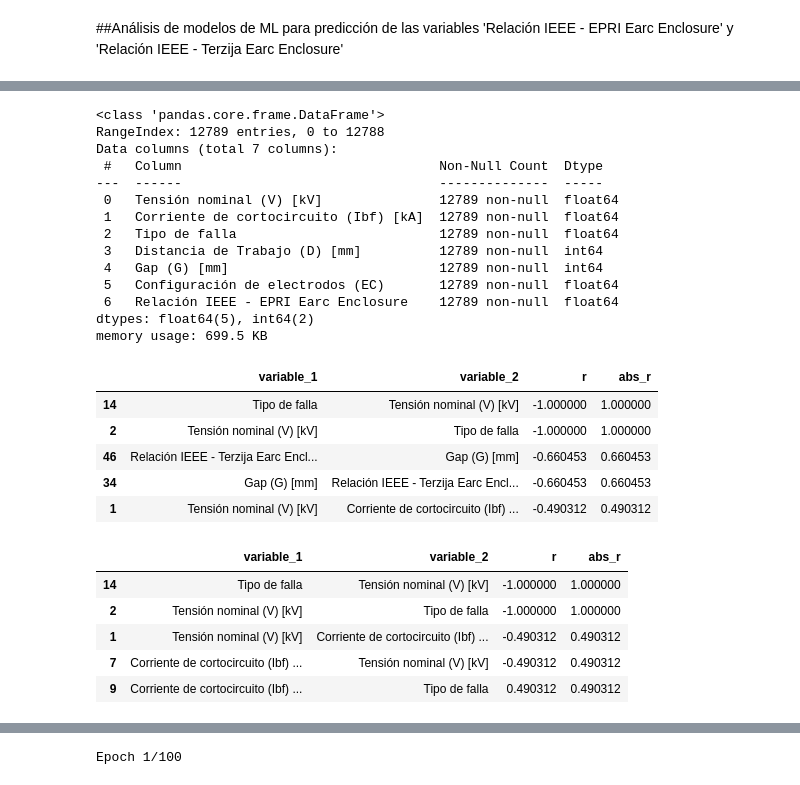
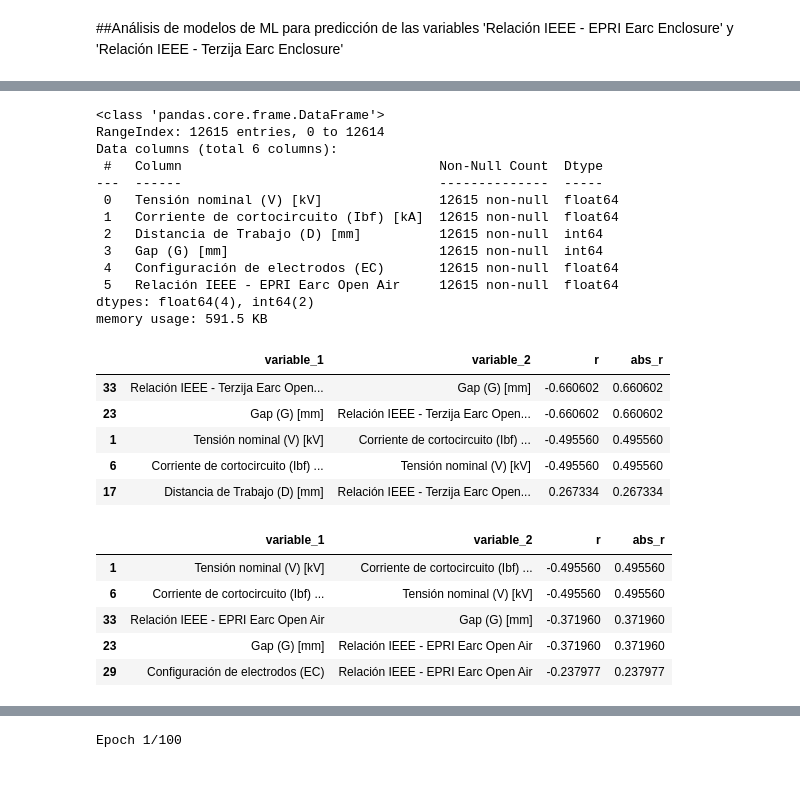
Before and after one commit to alvillegasru/15_kV_Arc_Flash, a Jupyter notebook: Cuadernos/Analisis_Comparativo.ipynb, the cells around one changed output, grey strips where cells are left out. Saved outputs shown, nothing was run; the diff lists cells and outputs as text; code cells hidden in the pictures.

```diff
--- a/Cuadernos/Analisis_Comparativo.ipynb
+++ b/Cuadernos/Analisis_Comparativo.ipynb
@@ -187,10 +187,10 @@ plt.show()
 ##Análisis de modelos de ML para predicción de las variables 'Relación IEEE - EPRI Earc Enclosure' y 'Relación IEEE - Terzija Earc Enclosure'
 # %%
 #@title Variables de interés para la predicción
-#Las variables con mayor impacto en la predicción de nuevos valores de 'Relación IEEE - EPRI Earc Enclosure' y 'Relación IEEE - Terzija Earc Enclosure' son: 'Tensión nominal (V) [kV]', 'Corriente de cortocircuito (Ibf) [kA]', 'Distancia de Trabajo (D) [mm]', 'Gap (G) [mm]', 'Configuración de electrodos (EC)'
+#Las variables con mayor impacto en la predicción de nuevos valores de 'Relación IEEE - EPRI Earc Open Air' y 'Relación IEEE - Terzija Earc Open Air' son: 'Tensión nominal (V) [kV]', 'Corriente de cortocircuito (Ibf) [kA]', 'Distancia de Trabajo (D) [mm]', 'Gap (G) [mm]', 'Configuración de electrodos (EC)'
 #El resto de variables son dependientes de las variables de interés o no hacen parte de las ecuaciones de cálculo planteadas en cada una de las metolodgías de cálculo, por ende, se descartan para la creación y entrenemiento de los modelos a usar
 
-columnas_de_interes = ['Tensión nominal (V) [kV]', 'Corriente de cortocircuito (Ibf) [kA]', 'Distancia de Trabajo (D) [mm]', 'Gap (G) [mm]', 'Configuración de electrodos (EC)', 'Relación IEEE - EPRI Earc Enclosure', 'Relación IEEE - Terzija Earc Enclosure']
+columnas_de_interes = ['Tensión nominal (V) [kV]', 'Corriente de cortocircuito (Ibf) [kA]', 'Distancia de Trabajo (D) [mm]', 'Gap (G) [mm]', 'Configuración de electrodos (EC)', 'Relación IEEE - EPRI Earc Open Air', 'Relación IEEE - Terzija Earc Open Air']
 
 dataset_analisis = dataset_analisis[columnas_de_interes]
 # %%
@@ -239,4 +244,4 @@ Variable: Tensión nominal (V) [kV]
 # %%
-df_analisis_terzija = dataset_analisis.drop(columns='Relación IEEE - EPRI Earc Enclosure')
-df_analisis_epri = dataset_analisis.drop(columns='Relación IEEE - Terzija Earc Enclosure')
+df_analisis_terzija = dataset_analisis.drop(columns='Relación IEEE - EPRI Earc Open Air')
+df_analisis_epri = dataset_analisis.drop(columns='Relación IEEE - Terzija Earc Open Air')
 # %%
@@ -259,56 +263,55 @@ memory usage: 699.5 KB
 # %%
-df_epri.info()
+df_analisis_epri.info()
 # %% [output]
 <class 'pandas.core.frame.DataFrame'>
-RangeIndex: 12789 entries, 0 to 12788
-Data columns (total 7 columns):
+RangeIndex: 12615 entries, 0 to 12614
+Data columns (total 6 columns):
  #   Column                                 Non-Null Count  Dtype
 ---  ------                                 --------------  -----
- 0   Tensión nominal (V) [kV]               12789 non-null  float64
- 1   Corriente de cortocircuito (Ibf) [kA]  12789 non-null  float64
- 2   Tipo de falla                          12789 non-null  float64
- 3   Distancia de Trabajo (D) [mm]          12789 non-null  int64
- 4   Gap (G) [mm]                           12789 non-null  int64
- 5   Configuración de electrodos (EC)       12789 non-null  float64
- 6   Relación IEEE - EPRI Earc Enclosure    12789 non-null  float64
-dtypes: float64(5), int64(2)
-memory usage: 699.5 KB
+ 0   Tensión nominal (V) [kV]               12615 non-null  float64
+ 1   Corriente de cortocircuito (Ibf) [kA]  12615 non-null  float64
+ 2   Distancia de Trabajo (D) [mm]          12615 non-null  int64
+ 3   Gap (G) [mm]                           12615 non-null  int64
+ 4   Configuración de electrodos (EC)       12615 non-null  float64
+ 5   Relación IEEE - EPRI Earc Open Air     12615 non-null  float64
+dtypes: float64(4), int64(2)
+memory usage: 591.5 KB
 # %%
 # Correlación entre columnas numéricas
 # ==============================================================================
 
 def tidy_corr_matrix(corr_mat):
     '''
     Función para convertir una matriz de correlación de pandas en formato tidy
     '''
     corr_mat = corr_mat.stack().reset_index()
     corr_mat.columns = ['variable_1','variable_2','r']
     corr_mat = corr_mat.loc[corr_mat['variable_1'] != corr_mat['variable_2'], :]
     corr_mat['abs_r'] = np.abs(corr_mat['r'])
     corr_mat = corr_mat.sort_values('abs_r', ascending=False)
 
     return(corr_mat)
 
-corr_matrix_terz = df_terzija.select_dtypes(include=['float64', 'int']) \
+corr_matrix_terz = df_analisis_terzija.select_dtypes(include=['float64', 'int']) \
               .corr(method='pearson')
 display(tidy_corr_matrix(corr_matrix_terz).head(5))
 
-corr_matrix_epri = df_epri.select_dtypes(include=['float64', 'int']) \
+corr_matrix_epri = df_analisis_epri.select_dtypes(include=['float64', 'int']) \
               .corr(method='pearson')
 display(tidy_corr_matrix(corr_matrix_epri).head(5))
 # %% [output]
 |  | variable_1 | variable_2 | r | abs_r |
-| 14 | Tipo de falla | Tensión nominal (V) [kV] | -1.000000 | 1.000000 |
-| 2 | Tensión nominal (V) [kV] | Tipo de falla | -1.000000 | 1.000000 |
-| 46 | Relación IEEE - Terzija Earc Encl... | Gap (G) [mm] | -0.660453 | 0.660453 |
-| 34 | Gap (G) [mm] | Relación IEEE - Terzija Earc Encl... | -0.660453 | 0.660453 |
-| 1 | Tensión nominal (V) [kV] | Corriente de cortocircuito (Ibf) ... | -0.490312 | 0.490312 |
+| 33 | Relación IEEE - Terzija Earc Open... | Gap (G) [mm] | -0.660602 | 0.660602 |
+| 23 | Gap (G) [mm] | Relación IEEE - Terzija Earc Open... | -0.660602 | 0.660602 |
+| 1 | Tensión nominal (V) [kV] | Corriente de cortocircuito (Ibf) ... | -0.495560 | 0.495560 |
+| 6 | Corriente de cortocircuito (Ibf) ... | Tensión nominal (V) [kV] | -0.495560 | 0.495560 |
+| 17 | Distancia de Trabajo (D) [mm] | Relación IEEE - Terzija Earc Open... | 0.267334 | 0.267334 |
 |  | variable_1 | variable_2 | r | abs_r |
-| 14 | Tipo de falla | Tensión nominal (V) [kV] | -1.000000 | 1.000000 |
-| 2 | Tensión nominal (V) [kV] | Tipo de falla | -1.000000 | 1.000000 |
-| 1 | Tensión nominal (V) [kV] | Corriente de cortocircuito (Ibf) ... | -0.490312 | 0.490312 |
-| 7 | Corriente de cortocircuito (Ibf) ... | Tensión nominal (V) [kV] | -0.490312 | 0.490312 |
-| 9 | Corriente de cortocircuito (Ibf) ... | Tipo de falla | 0.490312 | 0.490312 |
+| 1 | Tensión nominal (V) [kV] | Corriente de cortocircuito (Ibf) ... | -0.495560 | 0.495560 |
+| 6 | Corriente de cortocircuito (Ibf) ... | Tensión nominal (V) [kV] | -0.495560 | 0.495560 |
+| 33 | Relación IEEE - EPRI Earc Open Air | Gap (G) [mm] | -0.371960 | 0.371960 |
+| 23 | Gap (G) [mm] | Relación IEEE - EPRI Earc Open Air | -0.371960 | 0.371960 |
+| 29 | Configuración de electrodos (EC) | Relación IEEE - EPRI Earc Open Air | -0.237977 | 0.237977 |
 # %%
 # Heatmap matriz de correlaciones
 # ==============================================================================
```
Also changed, not shown: parts of 5 cells of this notebook.
